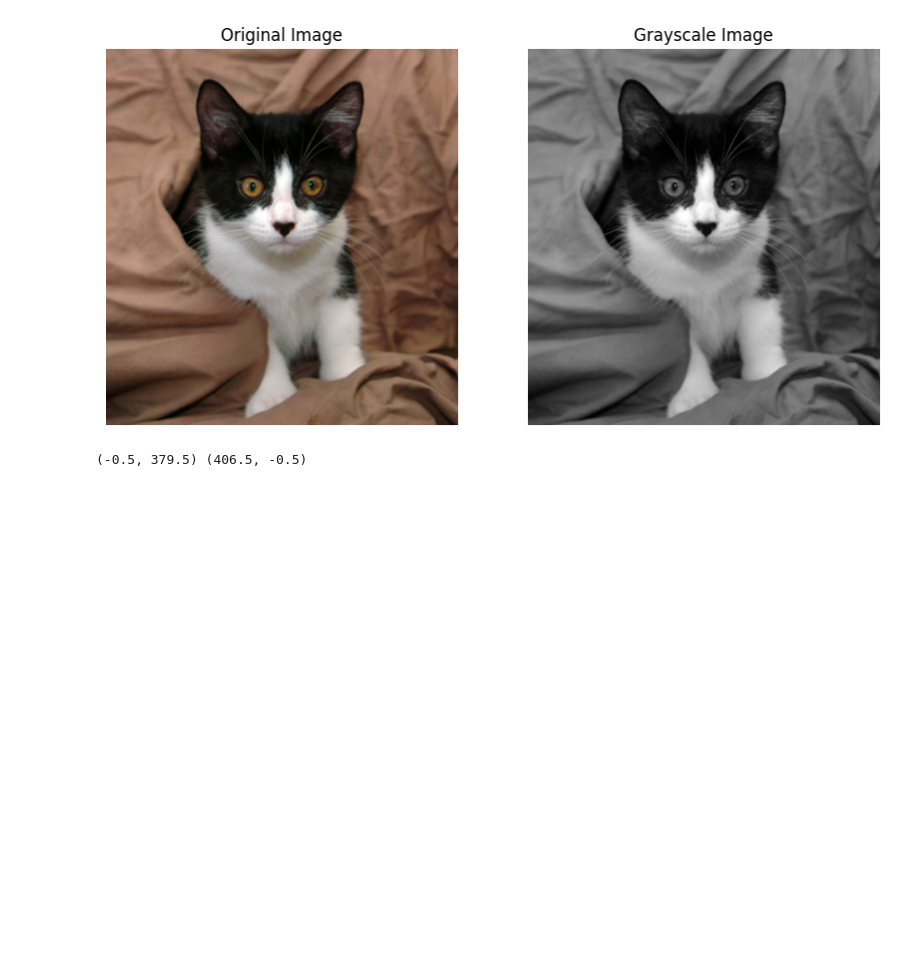
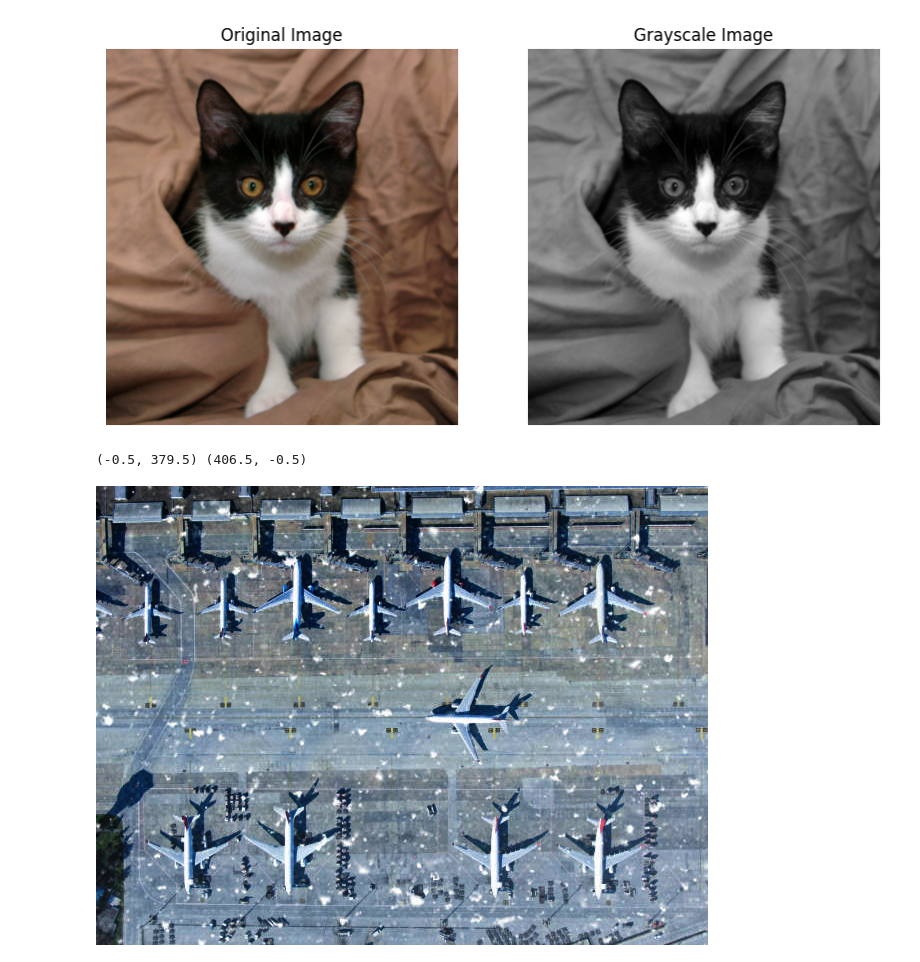
Before and after one commit to Taahia23/DIP_LAB_FINAL, a Jupyter notebook: Answers_of_lab_final.ipynb, the cells around one changed output. Drawn from its saved outputs; the diff is of its cells as text; code cells hidden in the pictures; blank space fills up the shorter version.

Commit message:
task 4 completed

```diff
--- a/Answers_of_lab_final.ipynb
+++ b/Answers_of_lab_final.ipynb
@@ -80,3 +80,24 @@ plt.title('Smoothed Image')
 plt.axis('off')
 
 plt.show()
+# %%
+# task4-- Implement an appropriate technique to reduce the brightness of the provided image (DIP_Lab_task_04.jpg) effectively.
+import cv2
+import numpy as np
+from google.colab.patches import cv2_imshow
+
+sample_img = cv2.imread('/content/drive/MyDrive/Assignment/Assignment/DIP_Lab_task_04.jpg')
+
+normalizedImg = sample_img / 255.0
+
+gamma = 2.1
+
+image_gamma_corrected = np.power(normalizedImg, gamma)
+
+image_gamma_corrected = np.uint8(image_gamma_corrected * 255)
+
+cv2.imwrite('reduced_brightness_image.jpg',image_gamma_corrected)
+
+cv2_imshow(image_gamma_corrected)
+# %% [output]
+[figure, added]
```
